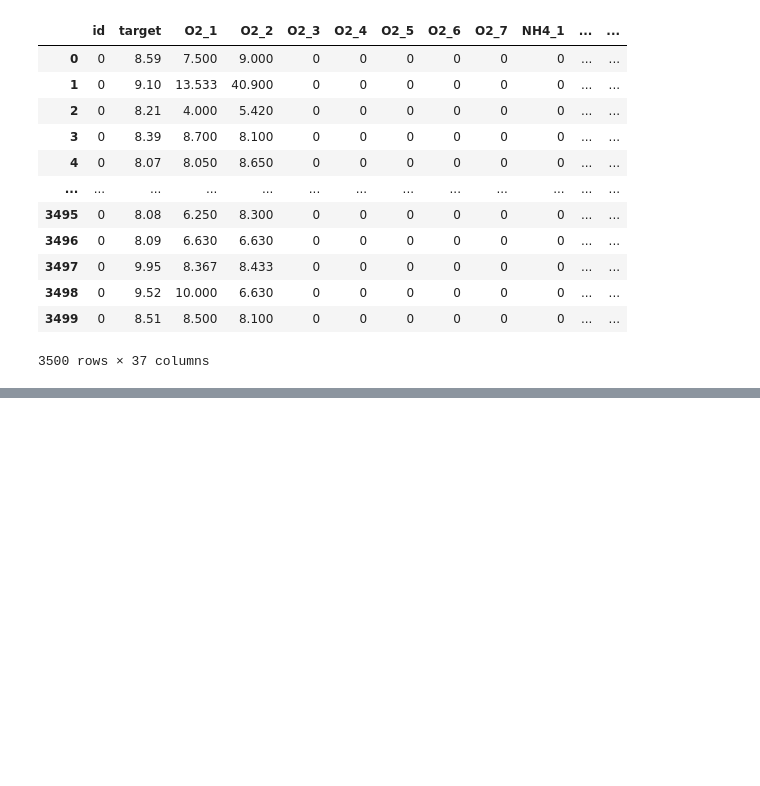
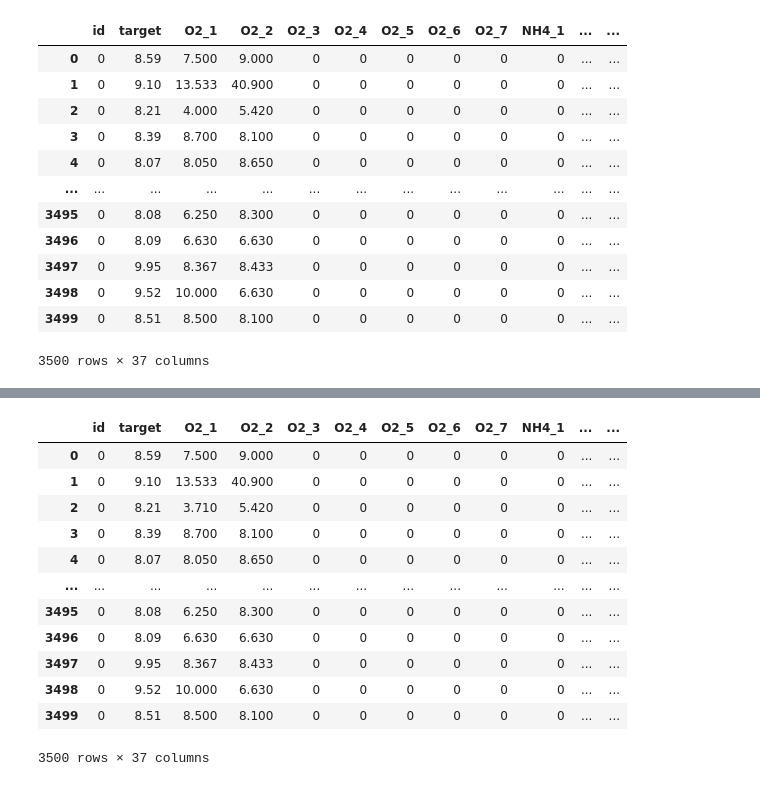
Before and after one commit to ameram/dissolved_o2_augmentation, a Jupyter notebook: playground_3-21.ipynb, the cells around one changed output, grey strips where cells are left out. Saved outputs shown, nothing was run; the diff lists cells and outputs as text; code cells hidden in the pictures; blank space fills up the shorter version.

```diff
--- a/playground_3-21.ipynb
+++ b/playground_3-21.ipynb
@@ -1095,0 +1100,25 @@ df_ex
+# %%
+df_ex = df.copy()
+# %%
+df_ex[:] = 0
+# %%
+x_pass_2 = x_pass_2.drop('O2_4', axis=1)
+# %%
+df_ex[x_pass_2.columns] = x_pass_2
+# %%
+df_ex['target'] = df.target.clip(7, 16)
+df_ex
+# %% [output]
+|  | id | target | O2_1 | O2_2 | O2_3 | O2_4 | O2_5 | O2_6 | O2_7 | NH4_1 | ... | ... |
+| 0 | 0 | 8.59 | 7.500 | 9.000 | 0 | 0 | 0 | 0 | 0 | 0 | ... | ... |
+| 1 | 0 | 9.10 | 13.533 | 40.900 | 0 | 0 | 0 | 0 | 0 | 0 | ... | ... |
+| 2 | 0 | 8.21 | 3.710 | 5.420 | 0 | 0 | 0 | 0 | 0 | 0 | ... | ... |
+| 3 | 0 | 8.39 | 8.700 | 8.100 | 0 | 0 | 0 | 0 | 0 | 0 | ... | ... |
+| 4 | 0 | 8.07 | 8.050 | 8.650 | 0 | 0 | 0 | 0 | 0 | 0 | ... | ... |
+| ... | ... | ... | ... | ... | ... | ... | ... | ... | ... | ... | ... | ... |
+| 3495 | 0 | 8.08 | 6.250 | 8.300 | 0 | 0 | 0 | 0 | 0 | 0 | ... | ... |
+| 3496 | 0 | 8.09 | 6.630 | 6.630 | 0 | 0 | 0 | 0 | 0 | 0 | ... | ... |
+| 3497 | 0 | 9.95 | 8.367 | 8.433 | 0 | 0 | 0 | 0 | 0 | 0 | ... | ... |
+| 3498 | 0 | 9.52 | 10.000 | 6.630 | 0 | 0 | 0 | 0 | 0 | 0 | ... | ... |
+| 3499 | 0 | 8.51 | 8.500 | 8.100 | 0 | 0 | 0 | 0 | 0 | 0 | ... | ... |
+3500 rows × 37 columns
```
Also changed, not shown: parts of 12 cells of this notebook.
